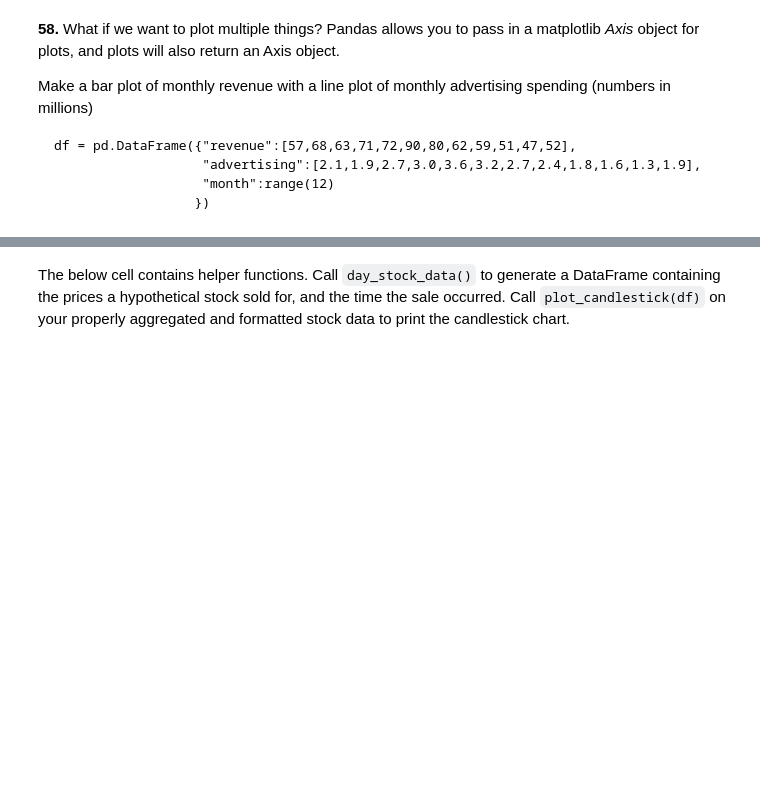
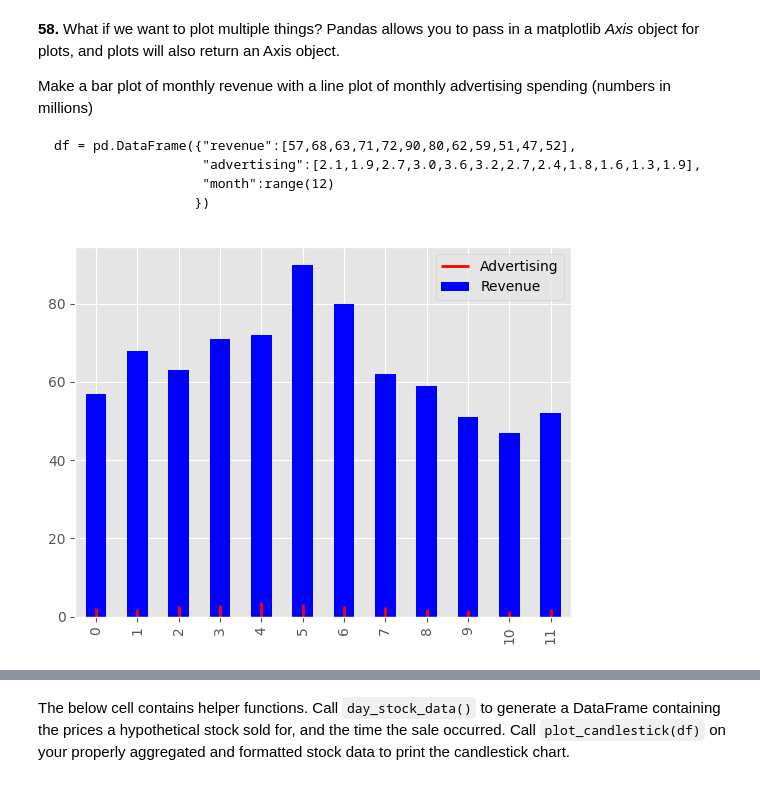
Before and after one commit to Michael-not/60_pandas_puzzles, a Jupyter notebook: 60_pandas_puzzles.ipynb, the cells around one changed output, grey strips where cells are left out. Saved outputs shown, nothing was run; the diff lists cells and outputs as text; code cells hidden in the pictures; blank space fills up the shorter version.

````diff
--- a/60_pandas_puzzles.ipynb
+++ b/60_pandas_puzzles.ipynb
@@ -1175,6 +1175,18 @@ df = pd.DataFrame({"revenue":[57,68,63,71,72,90,80,62,59,51,47,52],
                    "month":range(12)
                   })
 ```
+# %%
+df = pd.DataFrame({"revenue":[57,68,63,71,72,90,80,62,59,51,47,52],
+                   "advertising":[2.1,1.9,2.7,3.0,3.6,3.2,2.7,2.4,1.8,1.6,1.3,1.9],
+                   "month":range(12)
+                  })
+#df["advertising"].plot.bar(color = "red", alpha=1, label="Advertising", width=0.1)
+df["revenue"].plot.bar(label = "Revenue", alpha=1 ,color = "blue")
+plt.vlines(df["month"], df["advertising"], 0, label = "Advertising", color="red", alpha=1, linewidth=2)
+plt.legend()
+plt.show()
+# %% [output]
+[figure, added]
 # %% [markdown]
 Now we're finally ready to create a candlestick chart, which is a very common tool used to analyze stock price data.  A candlestick chart shows the opening, closing, highest, and lowest price for a stock during a time window.  The color of the "candle" (the thick part of the bar) is green if the stock closed above its opening price, or red if below.
 
````
Also changed, not shown: parts of 17 cells of this notebook.
